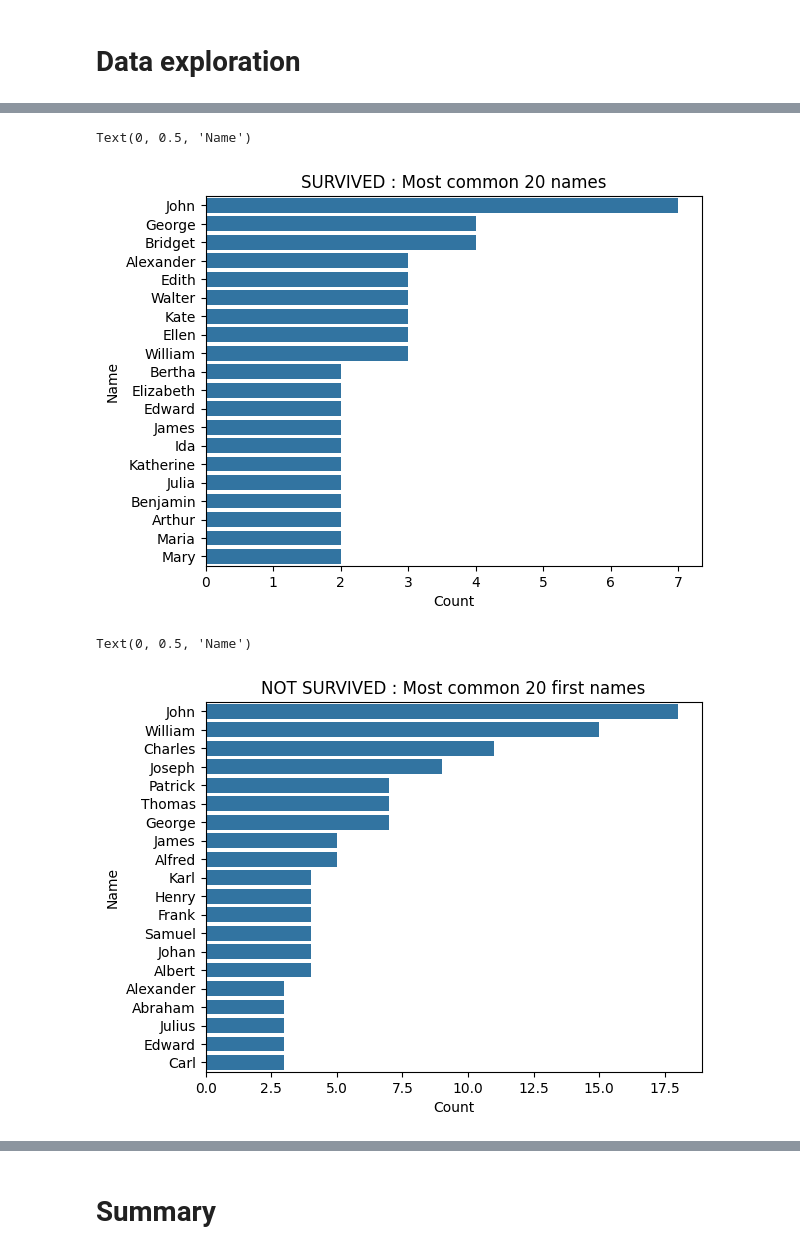
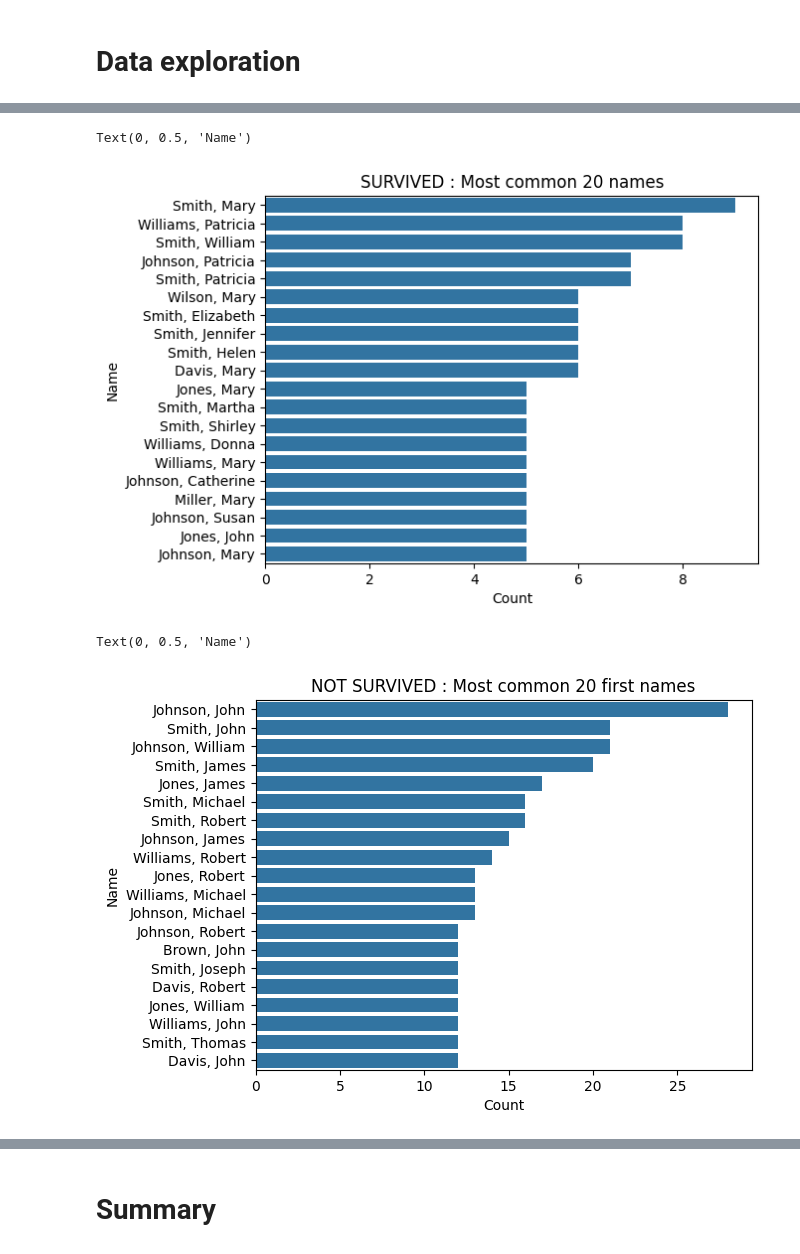
Before and after one commit to kri1mka/ml-intro, a Jupyter notebook: 2_data_exploration/eda.ipynb, the cells around one changed output, grey strips where cells are left out. Drawn from its saved outputs; the diff is of its cells as text; code cells hidden in the pictures.

```diff
--- a/2_data_exploration/eda.ipynb
+++ b/2_data_exploration/eda.ipynb
@@ -6,7 +6,7 @@ import matplotlib.pyplot as plt
 # %% [markdown]
 # Context
 # %%
-titanic_data = pd.read_csv('tested.csv', index_col='PassengerId')
+titanic_data = pd.read_csv('train.csv', index_col='PassengerId')
 titanic_data.head()
 # %% [output]
 |  | Survived | Pclass | Name | Sex | Age | SibSp | Parch | Ticket | Fare | Cabin | ... |
@@ -146,5 +146,5 @@ Percent of `S` Embarked : 64.59%
 # %%
 titanic_data['LastName'] = titanic_data.Name.map(lambda p: p.split(',')[0])
-titanic_data['FirstName'] = titanic_data.Name.map(lambda p: p.split('.')[1].split()[0])
+titanic_data['FirstName'] = titanic_data.Name.map(lambda p: p.split(',')[1])
 titanic_data.Name.describe()
 # %% [output]
@@ -337,15 +397,15 @@ Text(0.5, 0, 'Number of Parents/Children')
 # %%
-top_survived_names = titanic_data.loc[titanic_data.Survived == True].groupby('FirstName').Name.count().sort_values(ascending = False)
+top_survived_names = titanic_data.loc[titanic_data.Survived == True].groupby('Name').Name.count().sort_values(ascending = False)
 
 sns.barplot(y=top_survived_names.iloc[0:20].index, x = top_survived_names.iloc[0:20].values)
 plt.title(f"SURVIVED : Most common 20 names")
 plt.xlabel(f"Count")
 plt.ylabel(f"Name")
 # %% [output]
 Text(0, 0.5, 'Name')
-[figure, old version]
+[figure, new version]
 # %%
-top_not_survived_names = titanic_data.loc[titanic_data.Survived == False].groupby('FirstName').Name.count().sort_values(ascending = False)
+top_not_survived_names = titanic_data.loc[titanic_data.Survived == False].groupby('Name').Name.count().sort_values(ascending = False)
 
 sns.barplot(y=top_not_survived_names.iloc[0:20].index, x = top_not_survived_names.iloc[0:20].values)
 plt.title(f"NOT SURVIVED : Most common 20 first names")
@@ -353,4 +413,4 @@ plt.xlabel(f"Count")
 plt.ylabel(f"Name")
 # %% [output]
 Text(0, 0.5, 'Name')
-[figure, old version]
+[figure, new version]
```
Also changed, not shown: parts of 39 cells of this notebook, 1 other file.
